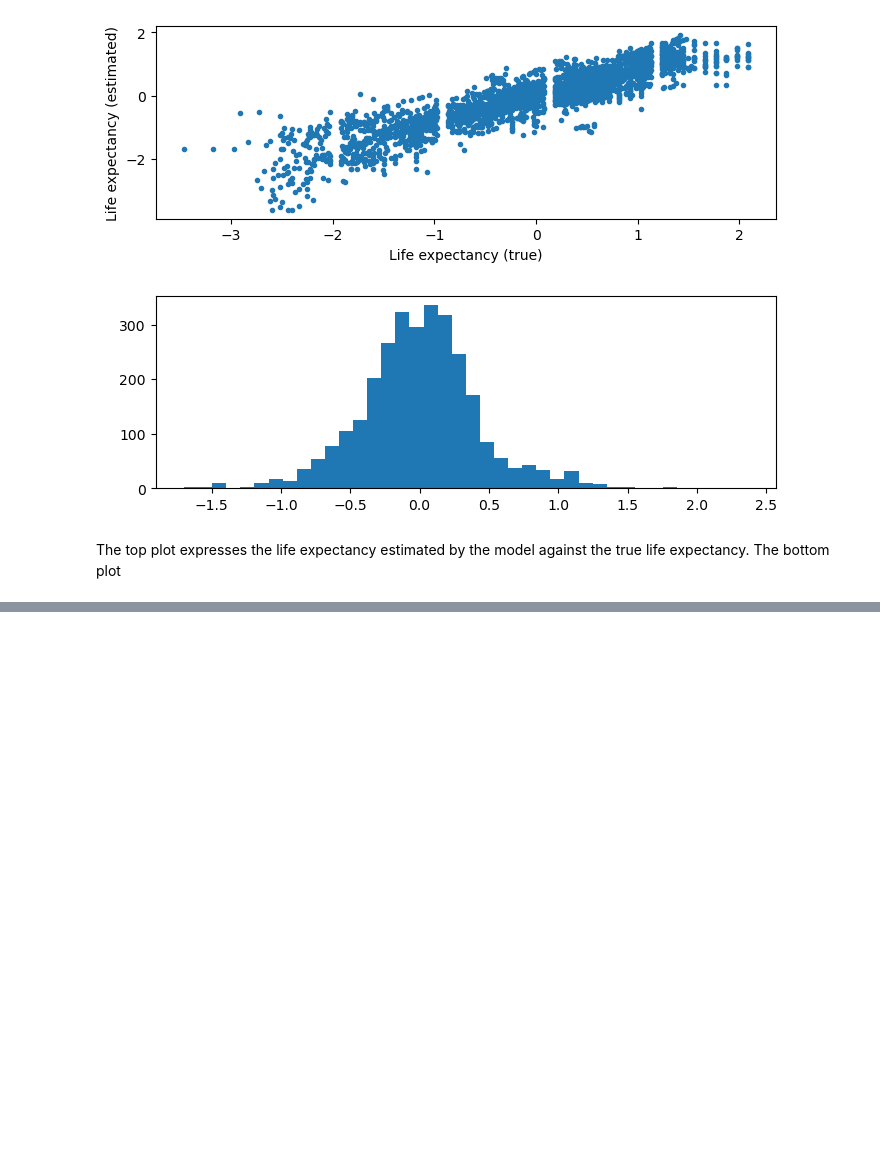
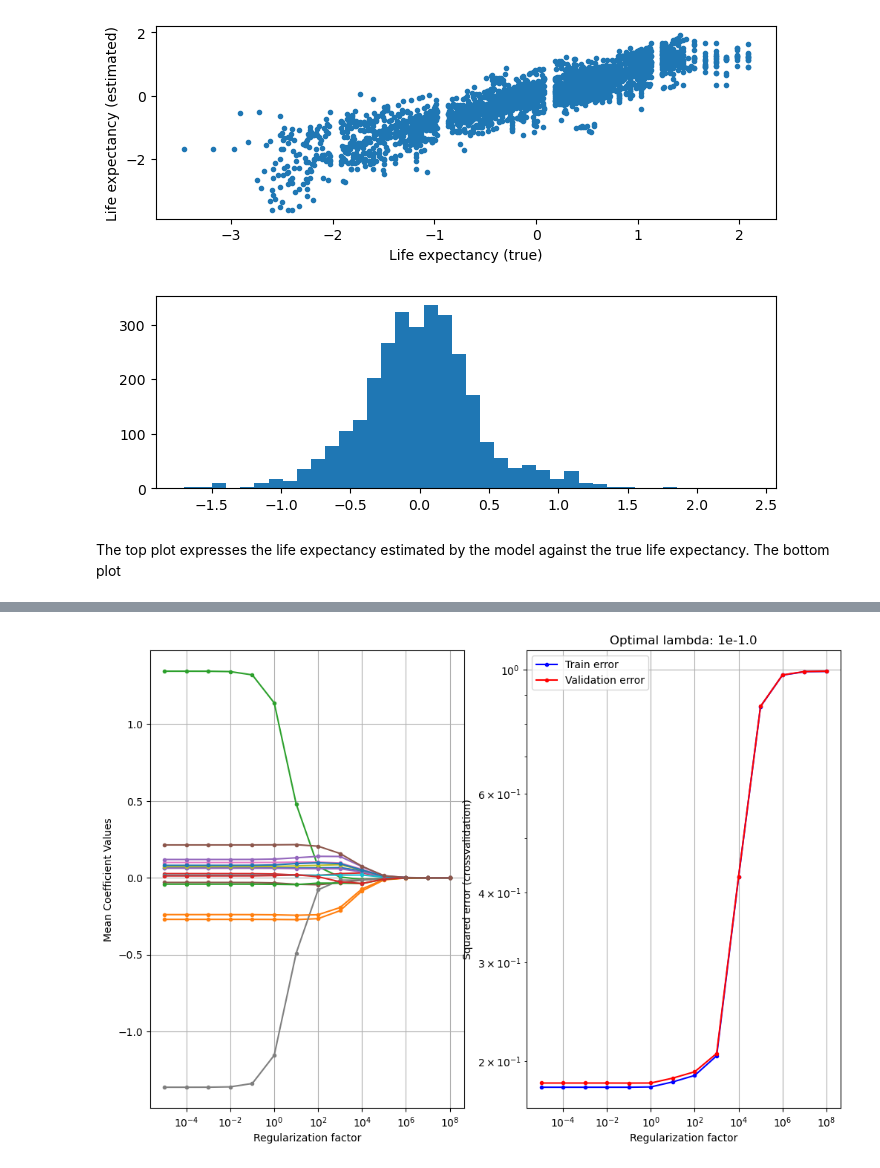
Before and after one commit to Apros7/DTU_MachineLearning, a Jupyter notebook: Project2/Linear_regression.ipynb, the cells around one changed output, grey strips where cells are left out. Cells and saved outputs as stored; diff of their text form; code cells hidden in the pictures; blank space fills up the shorter version.

```diff
--- a/Project2/Linear_regression.ipynb
+++ b/Project2/Linear_regression.ipynb
@@ -70,3 +137,7 @@ plt.show()
 # %% [markdown]
 The top plot expresses the life expectancy estimated by the model against the true life expectancy.
 The bottom plot
+# %%
+data = pd.read_csv("StandardizedDataFrameWithNansFilled.csv", index_col=0)
+data["Status"] = [1 if stat == "Developed" else 0 for stat in data["Status"]]
+data.head()
@@ -72,0 +151,96 @@ The bottom plot
+# %%
+y = data['Life expectancy '].values
+y=y.T
+X_drop = data.drop(columns = ['Country','Year','Life expectancy '])
+# %%
+# Add offset attribute
+attributeNames = X_drop.columns
+X_drop = np.concatenate((np.ones((X_drop.shape[0],1)),X_drop),1)
+attributeNames = [u'Offset']+attributeNames
+N, M = X_drop.shape
+X = X_drop
+# %%
+## Crossvalidation
+# Create crossvalidation partition for evaluation
+K = 5
+CV = model_selection.KFold(K, shuffle=True)
+#CV = model_selection.KFold(K, shuffle=False)
+
+# Values of lambda
+lambdas = np.power(10.,range(-5,9))
+# Initialize variables
+
+#T = len(lambdas)
+Error_train = np.empty((K,1))
+Error_test = np.empty((K,1))
+Error_train_rlr = np.empty((K,1))
+Error_test_rlr = np.empty((K,1))
+Error_train_nofeatures = np.empty((K,1))
+Error_test_nofeatures = np.empty((K,1))
+w_rlr = np.empty((M,K))
+mu = np.empty((K, M-1))
+sigma = np.empty((K, M-1))
+w_noreg = np.empty((M,K))
+
+k=0
+for train_index, test_index in CV.split(X,y):
+
+    # extract training and test set for current CV fold
+    X_train = X[train_index]
+    y_train = y[train_index]
+    X_test = X[test_index]
+    y_test = y[test_index]
+    internal_cross_validation = 10
+
+    opt_val_err, opt_lambda, mean_w_vs_lambda, train_err_vs_lambda, test_err_vs_lambda = rlr_validate(X_train, y_train, lambdas, internal_cross_validation)
+
+
+    Xty = X_train.T @ y_train
+    XtX = X_train.T @ X_train
+
+    # Compute mean squared error without using the input data at all
+    Error_train_nofeatures[k] = np.square(y_train-y_train.mean()).sum(axis=0)/y_train.shape[0]
+    Error_test_nofeatures[k] = np.square(y_test-y_test.mean()).sum(axis=0)/y_test.shape[0]
+
+    # Estimate weights for the optimal value of lambda, on entire training set
+    lambdaI = opt_lambda * np.eye(M)
+    lambdaI[0,0] = 0 # Do no regularize the bias term
+    w_rlr[:,k] = np.linalg.solve(XtX+lambdaI,Xty).squeeze()
+    # Compute mean squared error with regularization with optimal lambda
+    Error_train_rlr[k] = np.square(y_train-X_train @ w_rlr[:,k]).sum(axis=0)/y_train.shape[0]
+    Error_test_rlr[k] = np.square(y_test-X_test @ w_rlr[:,k]).sum(axis=0)/y_test.shape[0]
+
+    # Estimate weights for unregularized linear regression, on entire training set
+    w_noreg[:,k] = np.linalg.solve(XtX,Xty).squeeze()
+    # Compute mean squared error without regularization
+    Error_train[k] = np.square(y_train-X_train @ w_noreg[:,k]).sum(axis=0)/y_train.shape[0]
+    Error_test[k] = np.square(y_test-X_test @ w_noreg[:,k]).sum(axis=0)/y_test.shape[0]
+
+    # Display the results for the last cross-validation fold
+    if k == K-1:
+        plt.figure(k, figsize=(12,8))
+        plt.subplot(1,2,1)
+        plt.semilogx(lambdas,mean_w_vs_lambda.T[:,1:],'.-') # Don't plot the bias term
+        plt.xlabel('Regularization factor')
+        plt.ylabel('Mean Coefficient Values')
+        plt.grid()
+        # You can choose to display the legend, but it's omitted for a cleaner
+        # plot, since there are many attributes
+        #legend(attributeNames[1:], loc='best')
+
+        plt.subplot(1,2,2)
+        plt.title('Optimal lambda: 1e{0}'.format(np.log10(opt_lambda)))
+        plt.loglog(lambdas,train_err_vs_lambda.T,'b.-',lambdas,test_err_vs_lambda.T,'r.-')
+        plt.xlabel('Regularization factor')
+        plt.ylabel('Squared error (crossvalidation)')
+        plt.legend(['Train error','Validation error'])
+        plt.grid()
+
+    # To inspect the used indices, use these print statements
+    #print('Cross validation fold {0}/{1}:'.format(k+1,K))
+    #print('Train indices: {0}'.format(train_index))
+    #print('Test indices: {0}\n'.format(test_index))
+
+    k+=1
+# %% [output]
+[figure, added]
```
Also changed, not shown: parts of 6 cells of this notebook, 2 other files.
